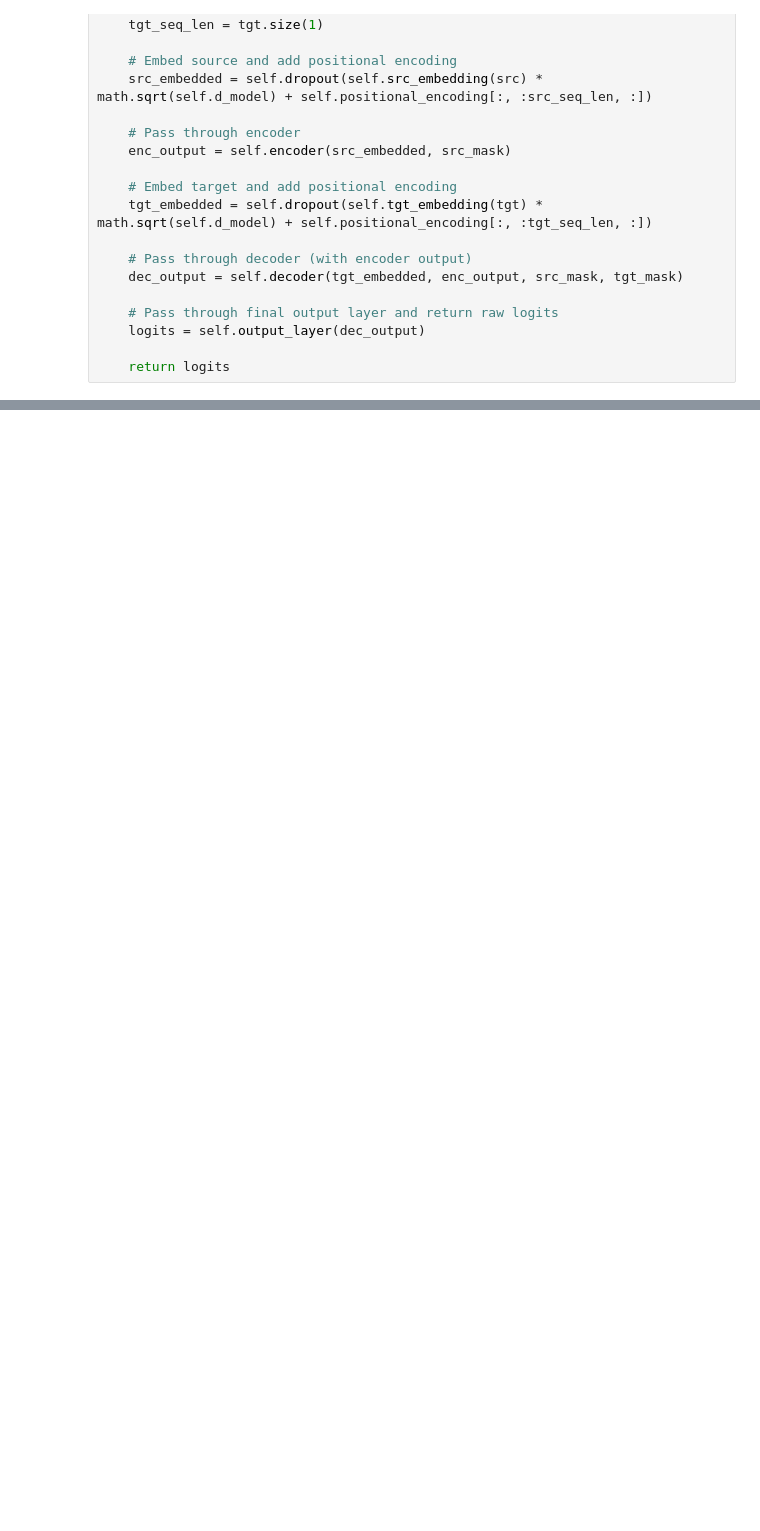
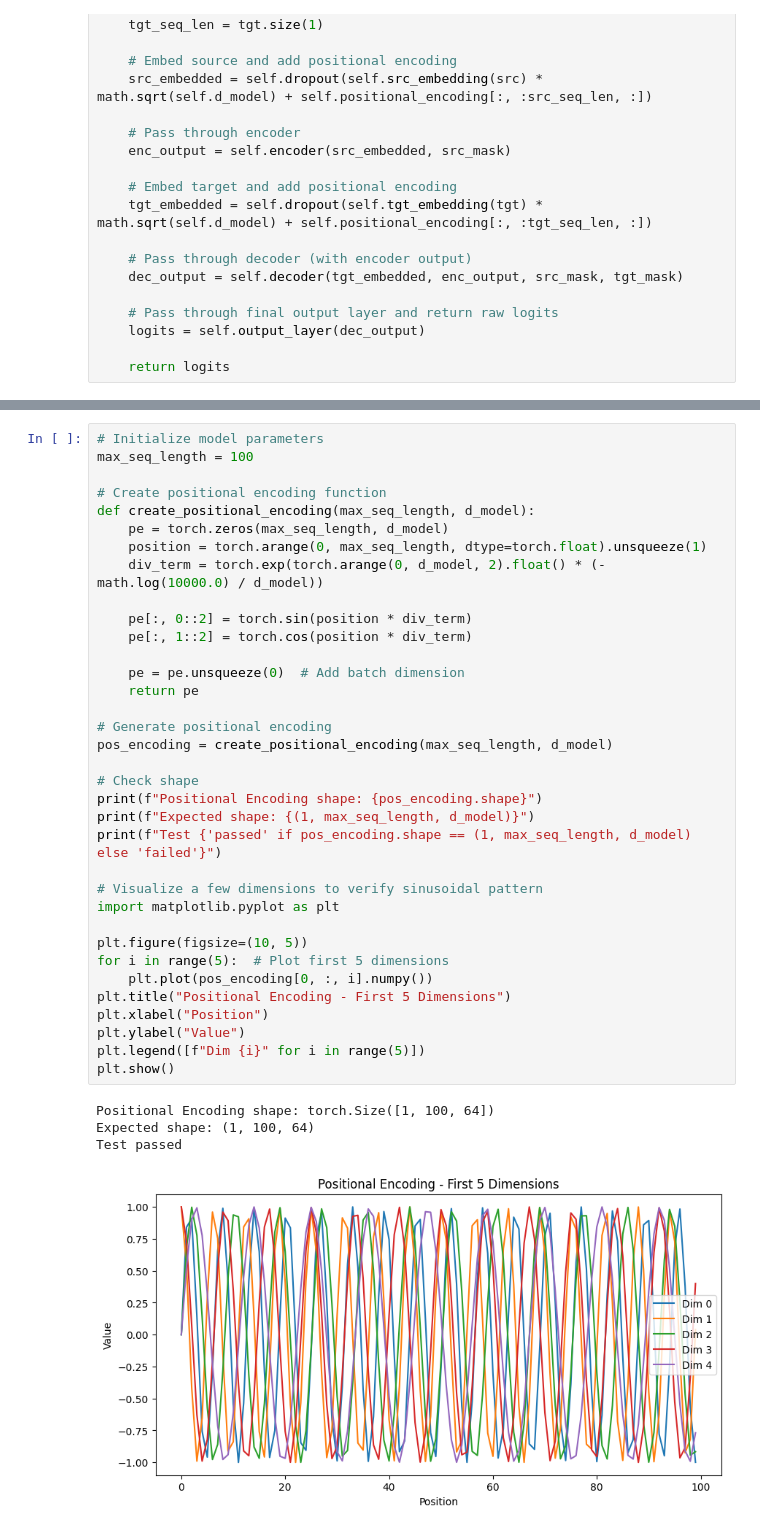
Before and after one commit to ixmorrow/gpu-systems-learning, a Jupyter notebook: pytorch/Transformers_From_Scratch.ipynb, the cells around one changed output, grey strips where cells are left out. Cells and saved outputs as stored; diff of their text form; blank space fills up the shorter version.

Commit message:
Add tests and ran forward pass on Transformer architecture

```diff
--- a/pytorch/Transformers_From_Scratch.ipynb
+++ b/pytorch/Transformers_From_Scratch.ipynb
@@ -246,0 +350,40 @@ class Transformer(nn.Module):
+# %%
+# Initialize model parameters
+max_seq_length = 100
+
+# Create positional encoding function
+def create_positional_encoding(max_seq_length, d_model):
+    pe = torch.zeros(max_seq_length, d_model)
+    position = torch.arange(0, max_seq_length, dtype=torch.float).unsqueeze(1)
+    div_term = torch.exp(torch.arange(0, d_model, 2).float() * (-math.log(10000.0) / d_model))
+
+    pe[:, 0::2] = torch.sin(position * div_term)
+    pe[:, 1::2] = torch.cos(position * div_term)
+
+    pe = pe.unsqueeze(0)  # Add batch dimension
+    return pe
+
+# Generate positional encoding
+pos_encoding = create_positional_encoding(max_seq_length, d_model)
+
+# Check shape
+print(f"Positional Encoding shape: {pos_encoding.shape}")
+print(f"Expected shape: {(1, max_seq_length, d_model)}")
+print(f"Test {'passed' if pos_encoding.shape == (1, max_seq_length, d_model) else 'failed'}")
+
+# Visualize a few dimensions to verify sinusoidal pattern
+import matplotlib.pyplot as plt
+
+plt.figure(figsize=(10, 5))
+for i in range(5):  # Plot first 5 dimensions
+    plt.plot(pos_encoding[0, :, i].numpy())
+plt.title("Positional Encoding - First 5 Dimensions")
+plt.xlabel("Position")
+plt.ylabel("Value")
+plt.legend([f"Dim {i}" for i in range(5)])
+plt.show()
+# %% [output]
+Positional Encoding shape: torch.Size([1, 100, 64])
+Expected shape: (1, 100, 64)
+Test passed
+[figure, added]
```
Also changed, not shown: parts of 8 cells of this notebook.
